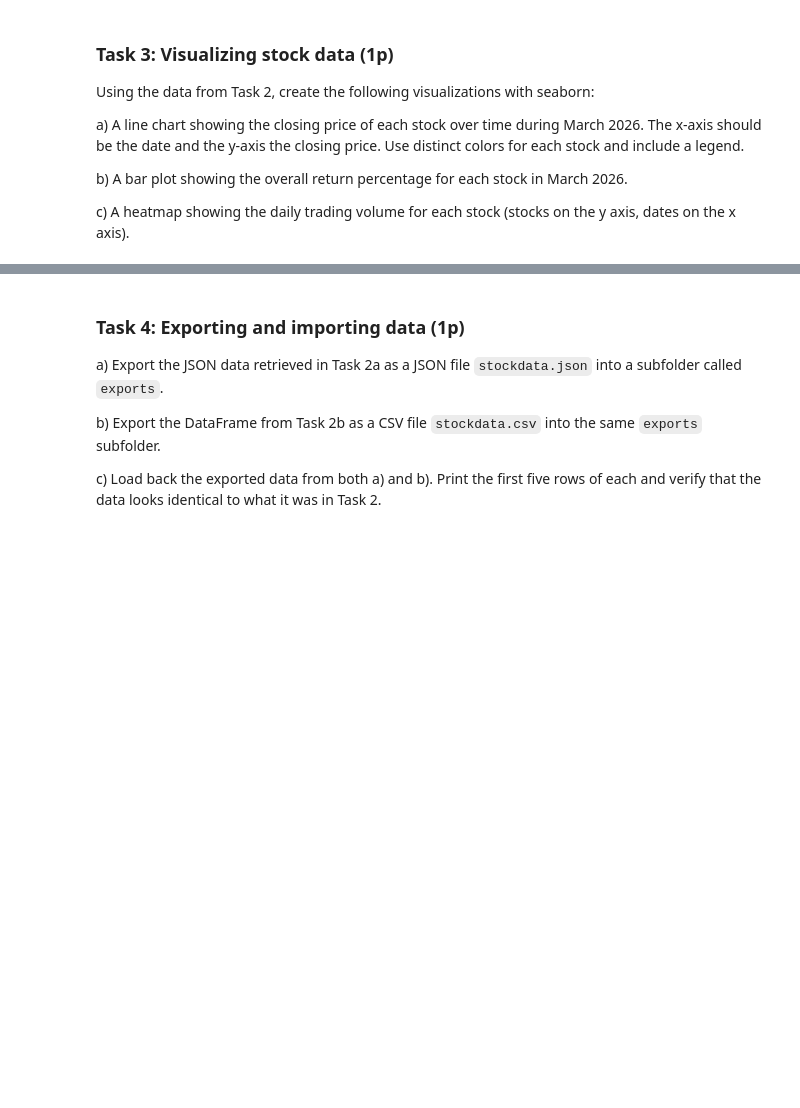
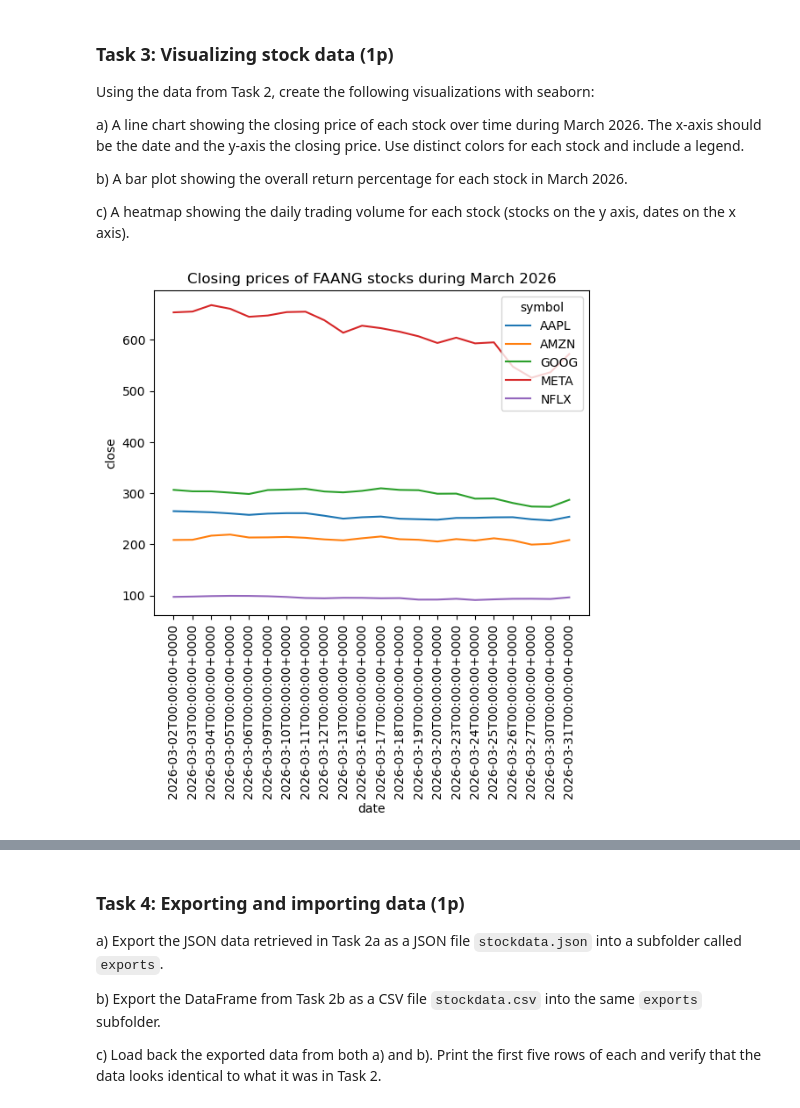
Before and after one commit to stavroulaalex/Python-BusinessIntelligence-Stav, a Jupyter notebook: assignments/assignment2/assignment2.ipynb, the cells around one changed output, grey strips where cells are left out. Drawn from its saved outputs; the diff is of its cells as text; code cells hidden in the pictures; blank space fills up the shorter version.

```diff
--- a/assignments/assignment2/assignment2.ipynb
+++ b/assignments/assignment2/assignment2.ipynb
@@ -161,0 +165,7 @@ c) A heatmap showing the daily trading volume for each stock (stocks on the y ax
+# %%
+sns.lineplot(data=df , x = 'date', y ='close', hue='symbol')
+plt.xticks(rotation=90) #rotated the dates onx axis by 90 degrees so that they don't look clustered and we can actually read the line chart)
+plt.title('Closing prices of FAANG stocks during March 2026')
+plt.show()
+# %% [output]
+[figure, added]
```
Also changed, not shown: parts of 5 cells of this notebook.
